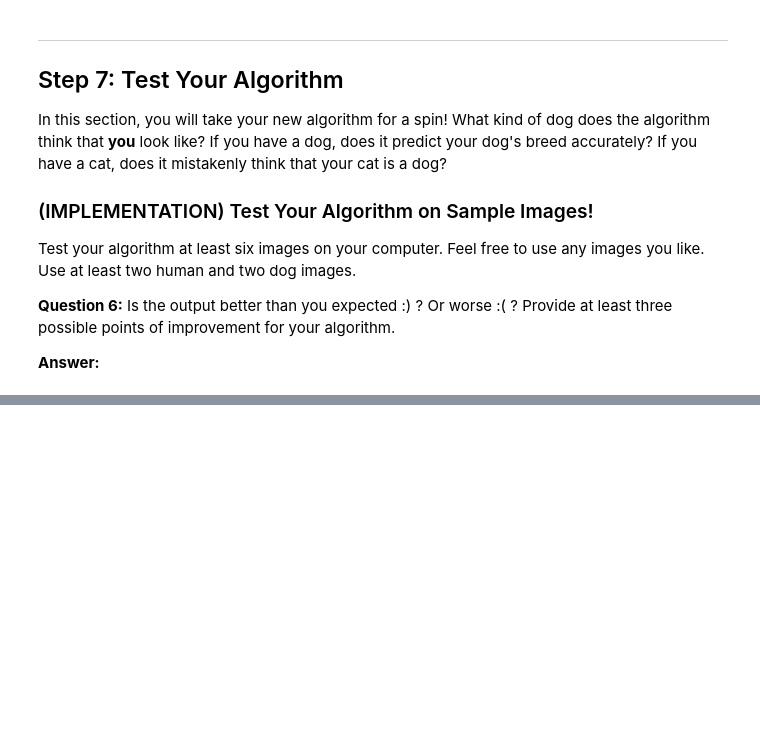
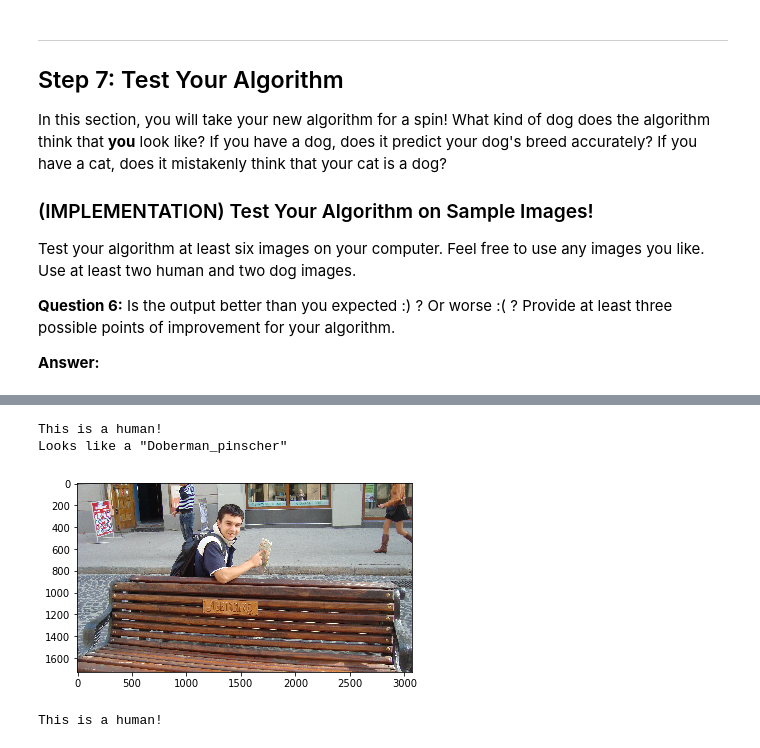
Before and after one commit to astelmashenko/dog-project, a Jupyter notebook: dog_app.ipynb, the cells around one changed output, grey strips where cells are left out. Saved outputs shown, nothing was run; the diff lists cells and outputs as text; code cells hidden in the pictures; blank space fills up the shorter version.

```diff
--- a/dog_app.ipynb
+++ b/dog_app.ipynb
@@ -779,0 +805,10 @@ __Answer:__
+# %%
+human_or_not('images/_dog_data/DSC04594.JPG')
+# %% [output]
+This is a human!
+Looks like a "Doberman_pinscher"
+[figure, added]
+# %%
+human_or_not('images/_dog_data/DSC04918.JPG')
+# %% [output]
+This is a human!
```
Also changed, not shown: parts of 10 cells of this notebook, 7 other files.
